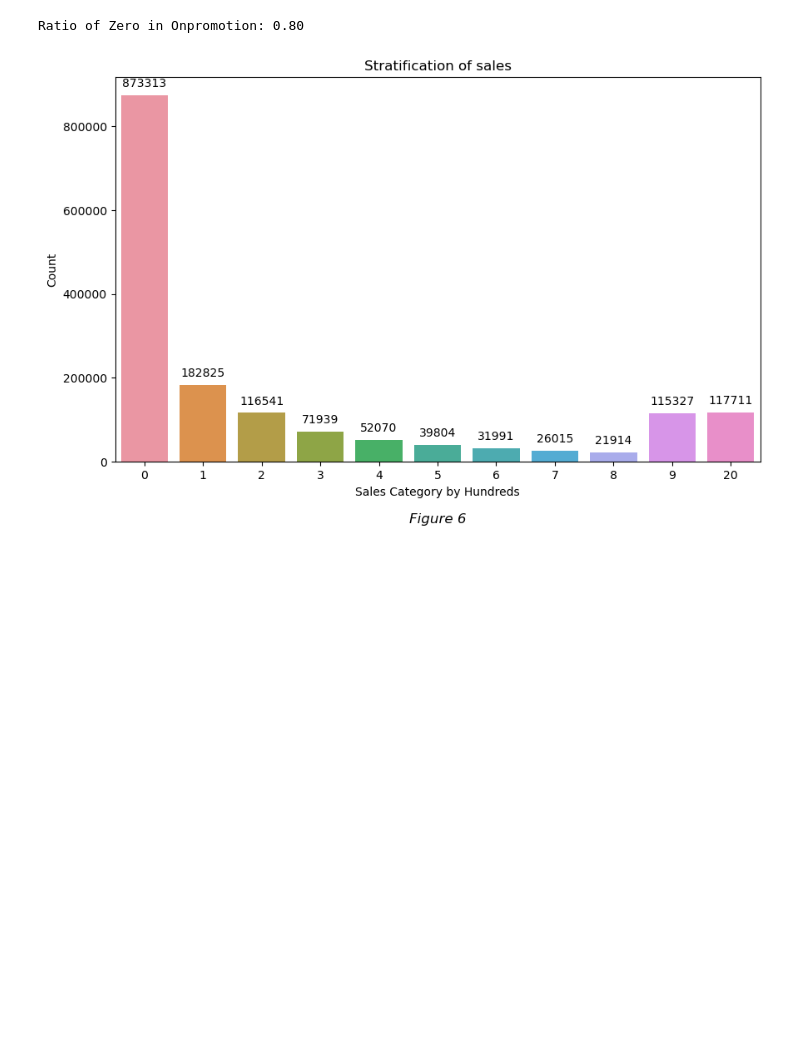
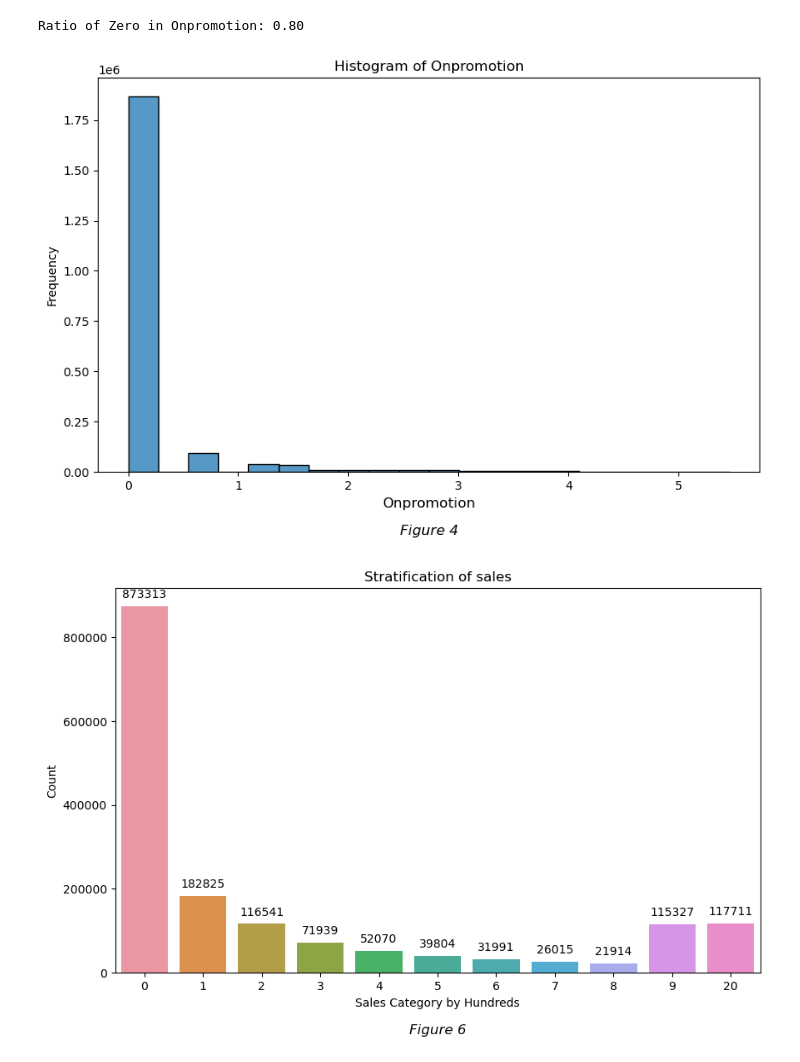
Before and after one commit to saraprettyman/Machine_Learning_Financial_Forcasting, a Jupyter notebook: project_submission.ipynb, the cells around one changed output. Drawn from its saved outputs; the diff is of its cells as text; code cells hidden in the pictures; blank space fills up the shorter version.

```diff
--- a/project_submission.ipynb
+++ b/project_submission.ipynb
@@ -236,3 +245,18 @@ ratio = onpromo_zero_cnt / len(train_df)
 print("Ratio of Zero in Onpromotion: {:.2f}".format(ratio))
 # %% [output]
 Ratio of Zero in Onpromotion: 0.80
+# %%
+'''Since Ratio is too high, we will not use Feature Cutting and instead use ln(1+x) transformation to normalize the data, then use StandardScalar Feature Scaling in preprocessing'''
+train_df['onpromotion'] = np.log1p(train_df['onpromotion'])
+test_df['onpromotion'] = np.log1p(test_df['onpromotion'])
+final_test_df['onpromotion'] = np.log1p(final_test_df['onpromotion'])
+# %%
+plt.figure(figsize=(10, 6))
+sns.histplot(train_df['onpromotion'], bins=20)
+plt.title('Histogram of Onpromotion')
+plt.xlabel('Onpromotion', fontsize=12)
+plt.text(0.5, -0.15, 'Figure 4', transform=plt.gca().transAxes, ha='center', va='center', fontsize=12, style='italic')
+plt.ylabel('Frequency')
+plt.show()
+# %% [output]
+[figure, added]
```
Also changed, not shown: parts of 8 cells of this notebook.
